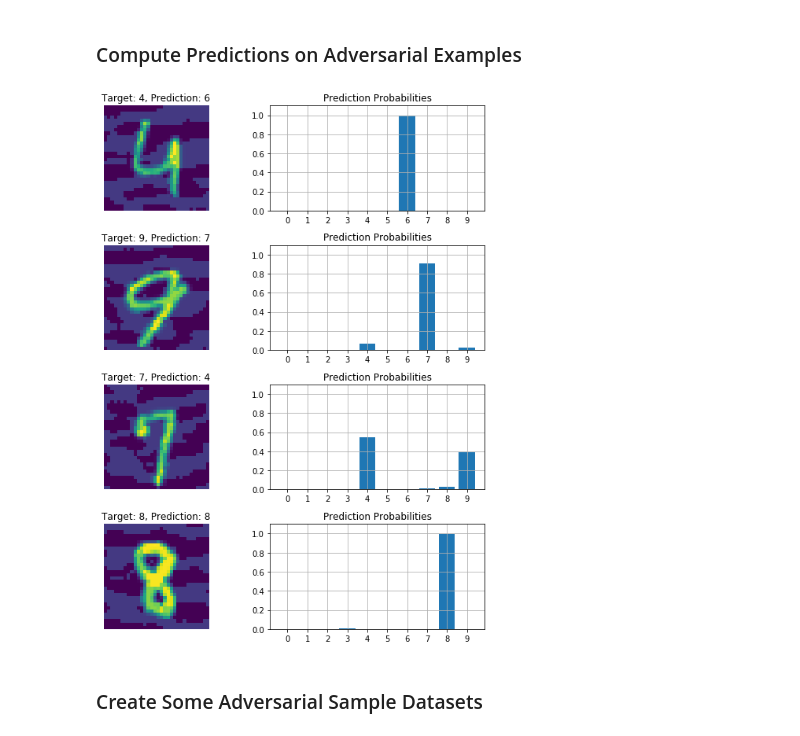
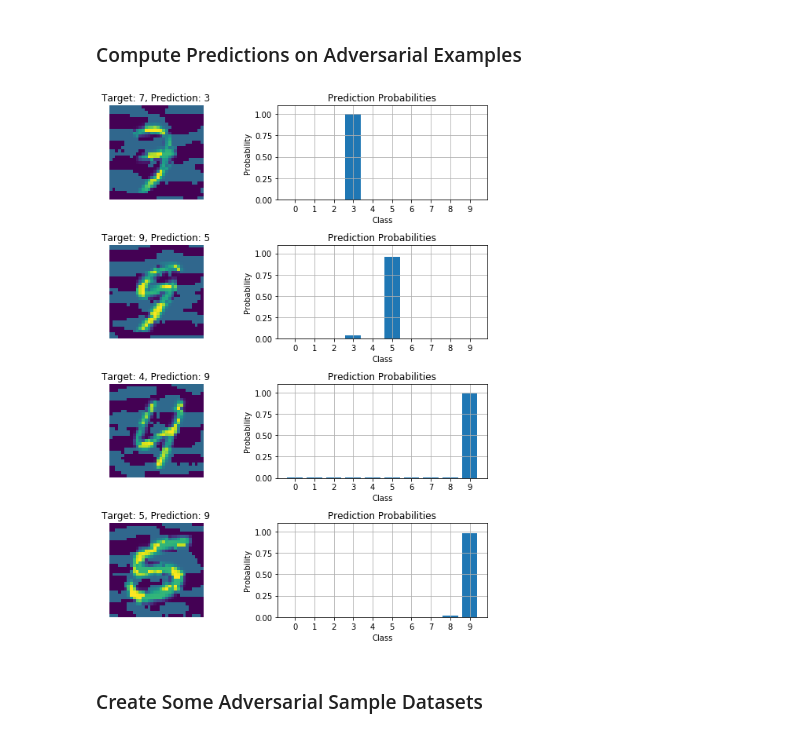
Before and after one commit to dylanell/adversarial-samples, a Jupyter notebook: adversarial_examples.ipynb, the cells around one changed output. Saved outputs shown, nothing was run; the diff lists cells and outputs as text; code cells hidden in the pictures.

Commit message:
changed function name and added axis labels

```diff
--- a/adversarial_examples.ipynb
+++ b/adversarial_examples.ipynb
@@ -116,7 +122,7 @@ grads = test_samples.grad
 signed_grads = torch.sign(grads)
 
 # perturb test samples using FGSM
-adv_test_samples = test_samples + ((0.2) * signed_grads)
+adv_test_samples = test_samples + ((0.5) * signed_grads)
 
 # keep pixel vals within [-1, 1]
 new_min, new_max = -1., 1.
@@ -127,19 +133,25 @@ adv_test_samples = (((adv_test_samples - old_min) / (old_max - old_min)) * (new_
 # %%
 # get predictions on adversarial examples
 adv_outputs = classifier(adv_test_samples)
 adv_pred_prob = torch.nn.functional.softmax(adv_outputs, dim=-1)
 adv_pred = torch.argmax(adv_pred_prob, dim=-1)
 
 # convert samples, labels, and prediction probabilities to numpy arrays
 adv_samples_np = np.transpose(adv_test_samples.detach().numpy(), [0, 2, 3, 1])
 adv_labels_np = test_labels.detach().numpy()
 adv_pred_prob_np = adv_pred_prob.detach().numpy()
 adv_pred_np = adv_pred.detach().numpy()
 
 # plot the input samples with the corresponding class prediction probabilities
-adv_fig = inputs_with_outputs(adv_samples_np, adv_labels_np, adv_pred_prob_np, adv_pred_np, figsize=(8, 10))
+adv_fig = graph_inputs_with_predictions(
+    adv_samples_np,
+    adv_labels_np,
+    adv_pred_prob_np,
+    adv_pred_np,
+    figsize=(8, 10)
+)
 # %% [output]
-[figure, old version]
+[figure, new version]
 # %% [markdown]
 ### Create Some Adversarial Sample Datasets
 # %%
```
Also changed, not shown: parts of 2 cells of this notebook, 1 other file.
